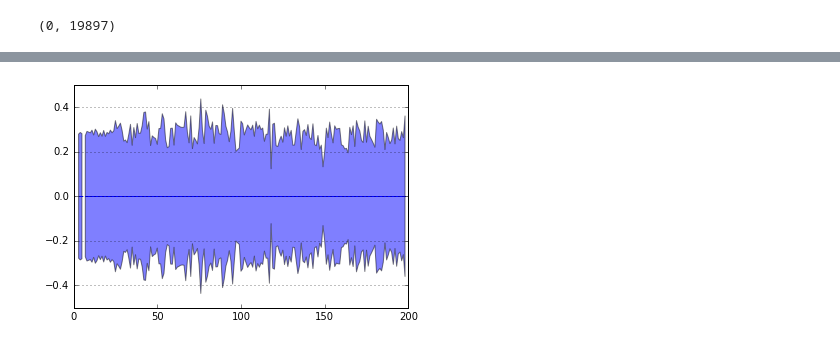
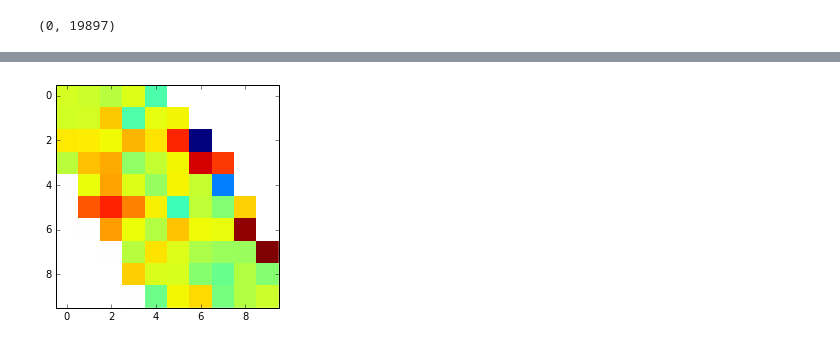
Before and after one commit to cggh/scikit-allel, a Jupyter notebook: notebooks/profiling/xpehh.ipynb, the cells around one changed output, grey strips where cells are left out. Cells and saved outputs as stored; diff of their text form; code cells hidden in the pictures.

```diff
--- a/notebooks/profiling/xpehh.ipynb
+++ b/notebooks/profiling/xpehh.ipynb
@@ -127 +151,5 @@ plt.grid(axis='y');
+# %%
+plt.imshow(std_ihs_by_aac.T, interpolation='none');
+# %% [output]
+[figure, added]
 # %%
@@ -135,11 +157,0 @@ for aac in bins[:-1]:
-# %%
-mean_ihs_by_aac_centred, _, _ = sp.stats.binned_statistic(ac_seg[:, 1], score_centred, statistic='mean', bins=bins)
-std_ihs_by_aac_centred, _, _ = sp.stats.binned_statistic(ac_seg[:, 1], score_centred, statistic='std', bins=bins)
-plt.fill_between(bins[:-1],
-                 mean_ihs_by_aac_centred - std_ihs_by_aac_centred,
-                 mean_ihs_by_aac_centred + std_ihs_by_aac_centred,
-                 alpha=.5)
-plt.plot(bins[:-1], mean_ihs_by_aac_centred)
-plt.grid(axis='y');
-# %% [output]
-[figure, removed]
```
Also changed, not shown: parts of 36 cells of this notebook, 4 other files.
